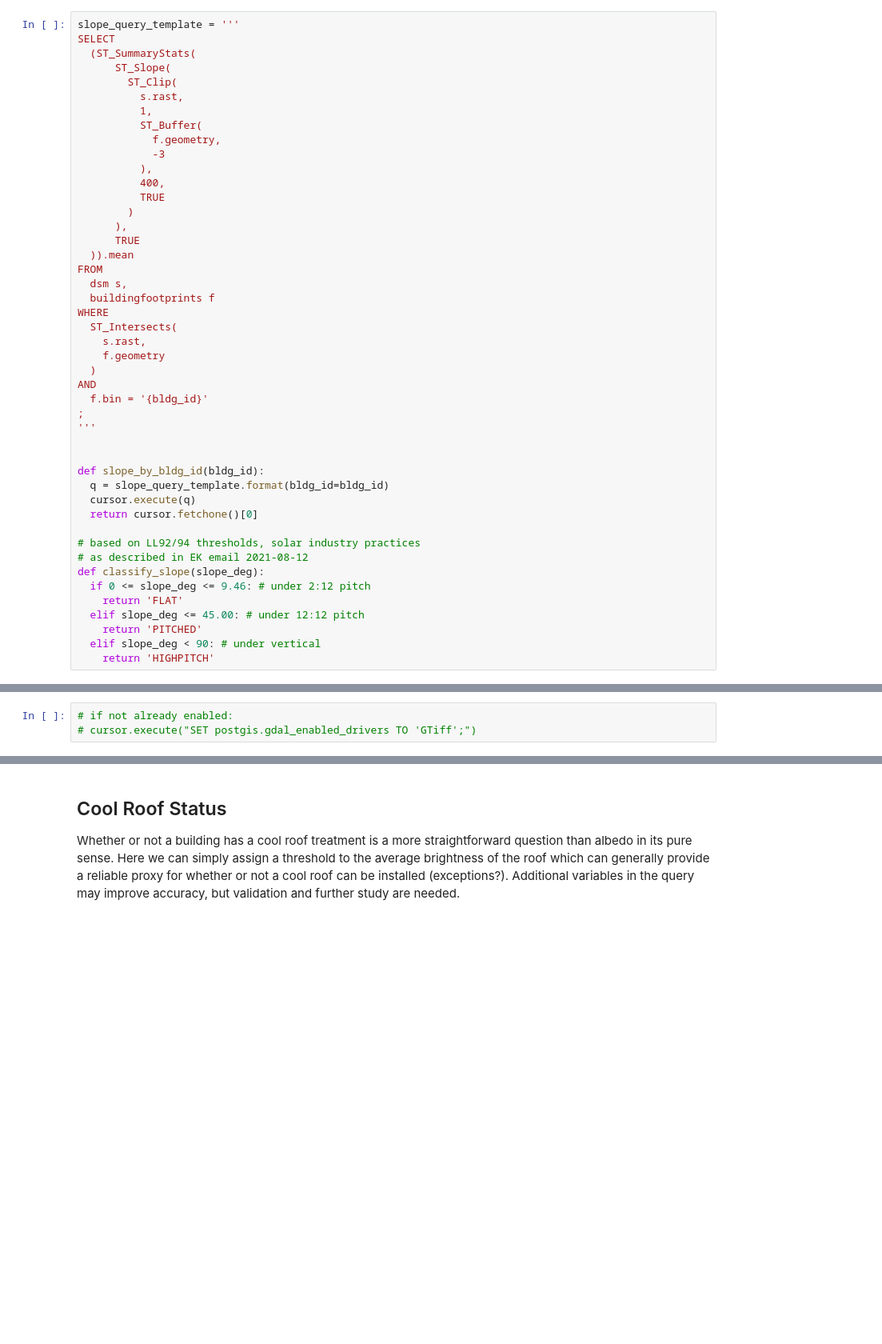
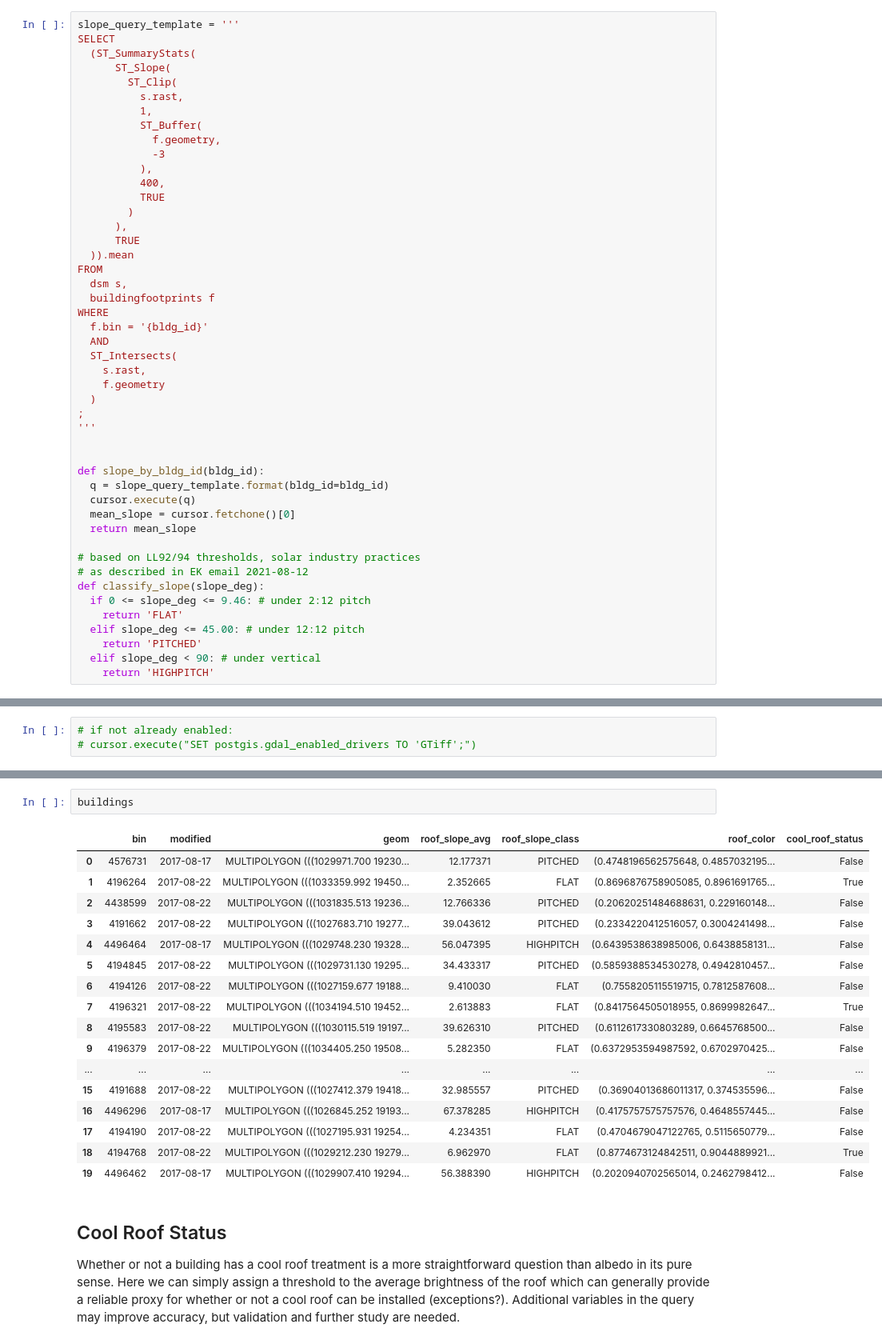
Before and after one commit to NYCPlanning/ud-notebooks, a Jupyter notebook: roof-attributes/1_richmond-hill.ipynb, the cells around one changed output, grey strips where cells are left out. Shown: that part at 80% size. Saved outputs shown, nothing was run; the diff lists cells and outputs as text; blank space fills up the shorter version.

```diff
--- a/roof-attributes/1_richmond-hill.ipynb
+++ b/roof-attributes/1_richmond-hill.ipynb
@@ -117,12 +135,12 @@ FROM
   dsm s,
   buildingfootprints f
 WHERE
+  f.bin = '{bldg_id}'
+  AND
   ST_Intersects(
     s.rast,
     f.geometry
   )
-AND
-  f.bin = '{bldg_id}'
 ;
 '''
 
@@ -130,7 +148,8 @@ AND
 def slope_by_bldg_id(bldg_id):
   q = slope_query_template.format(bldg_id=bldg_id)
   cursor.execute(q)
-  return cursor.fetchone()[0]
+  mean_slope = cursor.fetchone()[0]
+  return mean_slope
 
 # based on LL92/94 thresholds, solar industry practices
 # as described in EK email 2021-08-12
@@ -272,6 +289,26 @@ To determine roof materials and their properties (namely reflectance/albedo), we
 # # print(query)
 
 # preview_raster(cursor, query)
+# %%
+buildings
+# %% [output]
+|  | bin | modified | geom | roof_slope_avg | roof_slope_class | roof_color | cool_roof_status |
+| 0 | 4576731 | 2017-08-17 | MULTIPOLYGON (((1029971.700 19230... | 12.177371 | PITCHED | (0.4748196562575648, 0.4857032195... | False |
+| 1 | 4196264 | 2017-08-22 | MULTIPOLYGON (((1033359.992 19450... | 2.352665 | FLAT | (0.8696876758905085, 0.8961691765... | True |
+| 2 | 4438599 | 2017-08-22 | MULTIPOLYGON (((1031835.513 19236... | 12.766336 | PITCHED | (0.20620251484688631, 0.229160148... | False |
+| 3 | 4191662 | 2017-08-22 | MULTIPOLYGON (((1027683.710 19277... | 39.043612 | PITCHED | (0.2334220412516057, 0.3004241498... | False |
+| 4 | 4496464 | 2017-08-17 | MULTIPOLYGON (((1029748.230 19328... | 56.047395 | HIGHPITCH | (0.6439538638985006, 0.6438858131... | False |
+| 5 | 4194845 | 2017-08-22 | MULTIPOLYGON (((1029731.130 19295... | 34.433317 | PITCHED | (0.5859388534530278, 0.4942810457... | False |
+| 6 | 4194126 | 2017-08-22 | MULTIPOLYGON (((1027159.677 19188... | 9.410030 | FLAT | (0.7558205115519715, 0.7812587608... | False |
+| 7 | 4196321 | 2017-08-22 | MULTIPOLYGON (((1034194.510 19452... | 2.613883 | FLAT | (0.8417564505018955, 0.8699982647... | True |
+| 8 | 4195583 | 2017-08-22 | MULTIPOLYGON (((1030115.519 19197... | 39.626310 | PITCHED | (0.6112617330803289, 0.6645768500... | False |
+| 9 | 4196379 | 2017-08-22 | MULTIPOLYGON (((1034405.250 19508... | 5.282350 | FLAT | (0.6372953594987592, 0.6702970425... | False |
+| ... | ... | ... | ... | ... | ... | ... | ... |
+| 15 | 4191688 | 2017-08-22 | MULTIPOLYGON (((1027412.379 19418... | 32.985557 | PITCHED | (0.36904013686011317, 0.374535596... | False |
+| 16 | 4496296 | 2017-08-17 | MULTIPOLYGON (((1026845.252 19193... | 67.378285 | HIGHPITCH | (0.4175757575757576, 0.4648557445... | False |
+| 17 | 4194190 | 2017-08-22 | MULTIPOLYGON (((1027195.931 19254... | 4.234351 | FLAT | (0.4704679047122765, 0.5115650779... | False |
+| 18 | 4194768 | 2017-08-22 | MULTIPOLYGON (((1029212.230 19279... | 6.962970 | FLAT | (0.8774673124842511, 0.9044889921... | True |
+| 19 | 4496462 | 2017-08-17 | MULTIPOLYGON (((1029907.410 19294... | 56.388390 | HIGHPITCH | (0.2020940702565014, 0.2462798412... | False |
 # %% [markdown]
 ## Cool Roof Status
 
```
Also changed, not shown: parts of 8 cells of this notebook.
